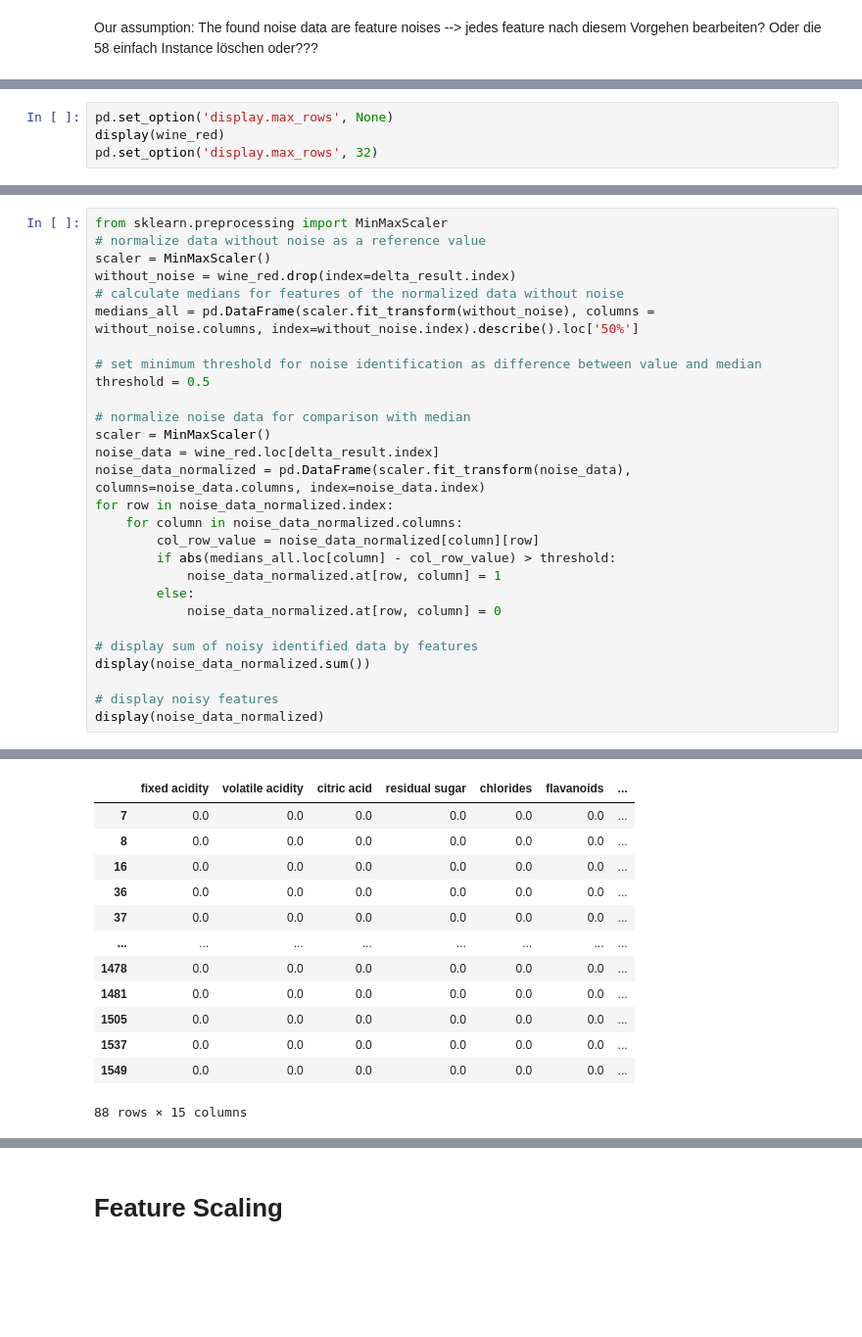
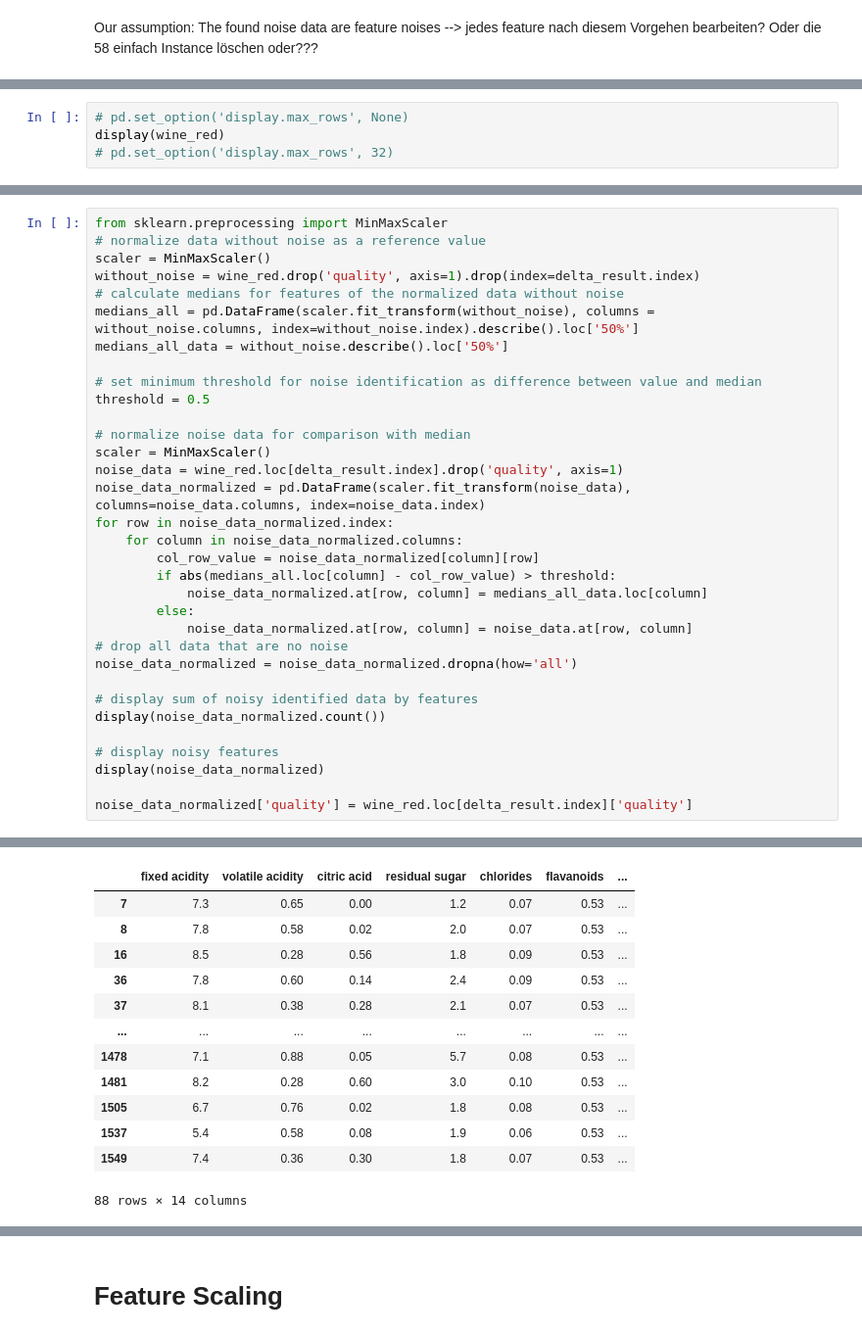
Before and after one commit to proohit/trends-in-ds-team1, a Jupyter notebook: modeling_data_quality_issues_red.ipynb, the cells around one changed output, grey strips where cells are left out. Shown at 98% size. Drawn from its saved outputs; the diff is of its cells as text; blank space fills up the shorter version.

Commit message:
red wine: Noise handling, forward selection, feature scaling, evaluation

```diff
--- a/modeling_data_quality_issues_red.ipynb
+++ b/modeling_data_quality_issues_red.ipynb
@@ -464,5 +352,5 @@ False predictions
 # %%
-pd.set_option('display.max_rows', None)
+# pd.set_option('display.max_rows', None)
 display(wine_red)
-pd.set_option('display.max_rows', 32)
+# pd.set_option('display.max_rows', 32)
 # %% [output]
@@ -487,28 +371,33 @@ pd.set_option('display.max_rows', 32)
 from sklearn.preprocessing import MinMaxScaler
 # normalize data without noise as a reference value
 scaler = MinMaxScaler()
-without_noise = wine_red.drop(index=delta_result.index)
+without_noise = wine_red.drop('quality', axis=1).drop(index=delta_result.index)
 # calculate medians for features of the normalized data without noise
 medians_all = pd.DataFrame(scaler.fit_transform(without_noise), columns = without_noise.columns, index=without_noise.index).describe().loc['50%']
+medians_all_data = without_noise.describe().loc['50%']
 
 # set minimum threshold for noise identification as difference between value and median
 threshold = 0.5
 
 # normalize noise data for comparison with median
 scaler = MinMaxScaler()
-noise_data = wine_red.loc[delta_result.index]
+noise_data = wine_red.loc[delta_result.index].drop('quality', axis=1)
 noise_data_normalized = pd.DataFrame(scaler.fit_transform(noise_data), columns=noise_data.columns, index=noise_data.index)
 for row in noise_data_normalized.index:
     for column in noise_data_normalized.columns:
         col_row_value = noise_data_normalized[column][row]
         if abs(medians_all.loc[column] - col_row_value) > threshold:
-            noise_data_normalized.at[row, column] = 1
+            noise_data_normalized.at[row, column] = medians_all_data.loc[column]
         else:
-            noise_data_normalized.at[row, column] = 0
+            noise_data_normalized.at[row, column] = noise_data.at[row, column]
+# drop all data that are no noise
+noise_data_normalized = noise_data_normalized.dropna(how='all')
 
 # display sum of noisy identified data by features
-display(noise_data_normalized.sum())
+display(noise_data_normalized.count())
 
 # display noisy features
 display(noise_data_normalized)
+
+noise_data_normalized['quality'] = wine_red.loc[delta_result.index]['quality']
 # %% [output]
@@ -531,13 +419,13 @@ dtype: float64
 |  | fixed acidity | volatile acidity | citric acid | residual sugar | chlorides | flavanoids | ... |
-| 7 | 0.0 | 0.0 | 0.0 | 0.0 | 0.0 | 0.0 | ... |
-| 8 | 0.0 | 0.0 | 0.0 | 0.0 | 0.0 | 0.0 | ... |
-| 16 | 0.0 | 0.0 | 0.0 | 0.0 | 0.0 | 0.0 | ... |
-| 36 | 0.0 | 0.0 | 0.0 | 0.0 | 0.0 | 0.0 | ... |
-| 37 | 0.0 | 0.0 | 0.0 | 0.0 | 0.0 | 0.0 | ... |
+| 7 | 7.3 | 0.65 | 0.00 | 1.2 | 0.07 | 0.53 | ... |
+| 8 | 7.8 | 0.58 | 0.02 | 2.0 | 0.07 | 0.53 | ... |
+| 16 | 8.5 | 0.28 | 0.56 | 1.8 | 0.09 | 0.53 | ... |
+| 36 | 7.8 | 0.60 | 0.14 | 2.4 | 0.09 | 0.53 | ... |
+| 37 | 8.1 | 0.38 | 0.28 | 2.1 | 0.07 | 0.53 | ... |
 | ... | ... | ... | ... | ... | ... | ... | ... |
-| 1478 | 0.0 | 0.0 | 0.0 | 0.0 | 0.0 | 0.0 | ... |
-| 1481 | 0.0 | 0.0 | 0.0 | 0.0 | 0.0 | 0.0 | ... |
-| 1505 | 0.0 | 0.0 | 0.0 | 0.0 | 0.0 | 0.0 | ... |
-| 1537 | 0.0 | 0.0 | 0.0 | 0.0 | 0.0 | 0.0 | ... |
-| 1549 | 0.0 | 0.0 | 0.0 | 0.0 | 0.0 | 0.0 | ... |
+| 1478 | 7.1 | 0.88 | 0.05 | 5.7 | 0.08 | 0.53 | ... |
+| 1481 | 8.2 | 0.28 | 0.60 | 3.0 | 0.10 | 0.53 | ... |
+| 1505 | 6.7 | 0.76 | 0.02 | 1.8 | 0.08 | 0.53 | ... |
+| 1537 | 5.4 | 0.58 | 0.08 | 1.9 | 0.06 | 0.53 | ... |
+| 1549 | 7.4 | 0.36 | 0.30 | 1.8 | 0.07 | 0.53 | ... |
-88 rows × 15 columns
+88 rows × 14 columns
```
Also changed, not shown: parts of 31 cells of this notebook.
